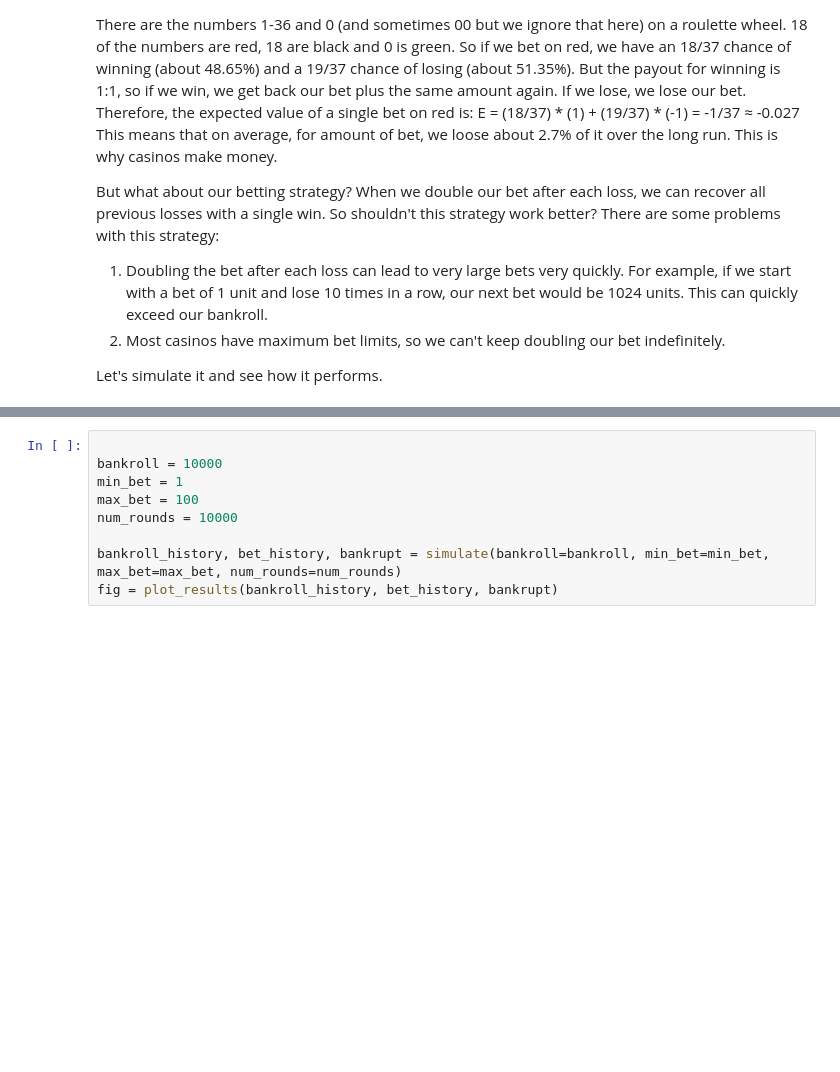
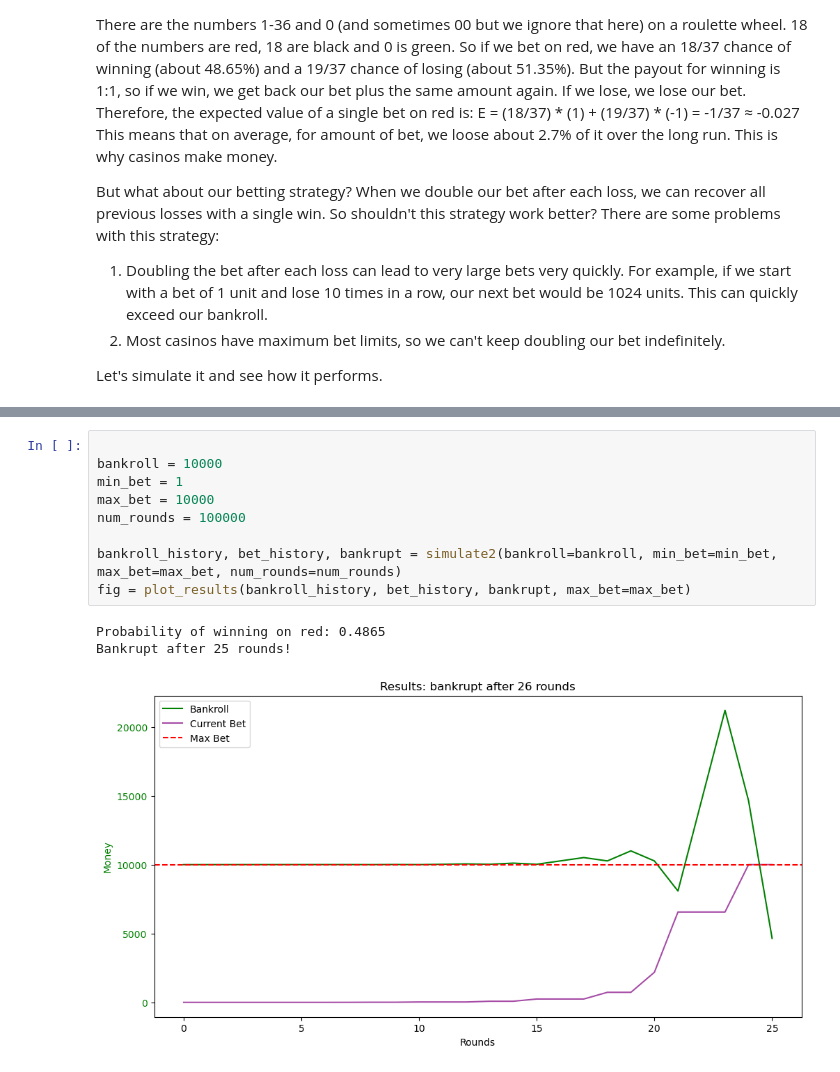
Before and after one commit to DerThorsten/xeus-python-fun, a Jupyter notebook: content/gamble.ipynb, the cells around one changed output, grey strips where cells are left out. Cells and saved outputs as stored; diff of their text form; blank space fills up the shorter version.

```diff
--- a/content/gamble.ipynb
+++ b/content/gamble.ipynb
@@ -109,9 +155,13 @@ Bankrupt after 9820 rounds!
 # %%
 
 bankroll = 10000
 min_bet = 1
-max_bet = 100
-num_rounds = 10000
+max_bet = 10000
+num_rounds = 100000
 
-bankroll_history, bet_history, bankrupt = simulate(bankroll=bankroll, min_bet=min_bet, max_bet=max_bet, num_rounds=num_rounds)
-fig = plot_results(bankroll_history, bet_history, bankrupt)
+bankroll_history, bet_history, bankrupt = simulate2(bankroll=bankroll, min_bet=min_bet, max_bet=max_bet, num_rounds=num_rounds)
+fig = plot_results(bankroll_history, bet_history, bankrupt, max_bet=max_bet)
+# %% [output]
+Probability of winning on red: 0.4865
+Bankrupt after 25 rounds!
+[figure, added]
```
Also changed, not shown: parts of 3 cells of this notebook, 1 other file.
